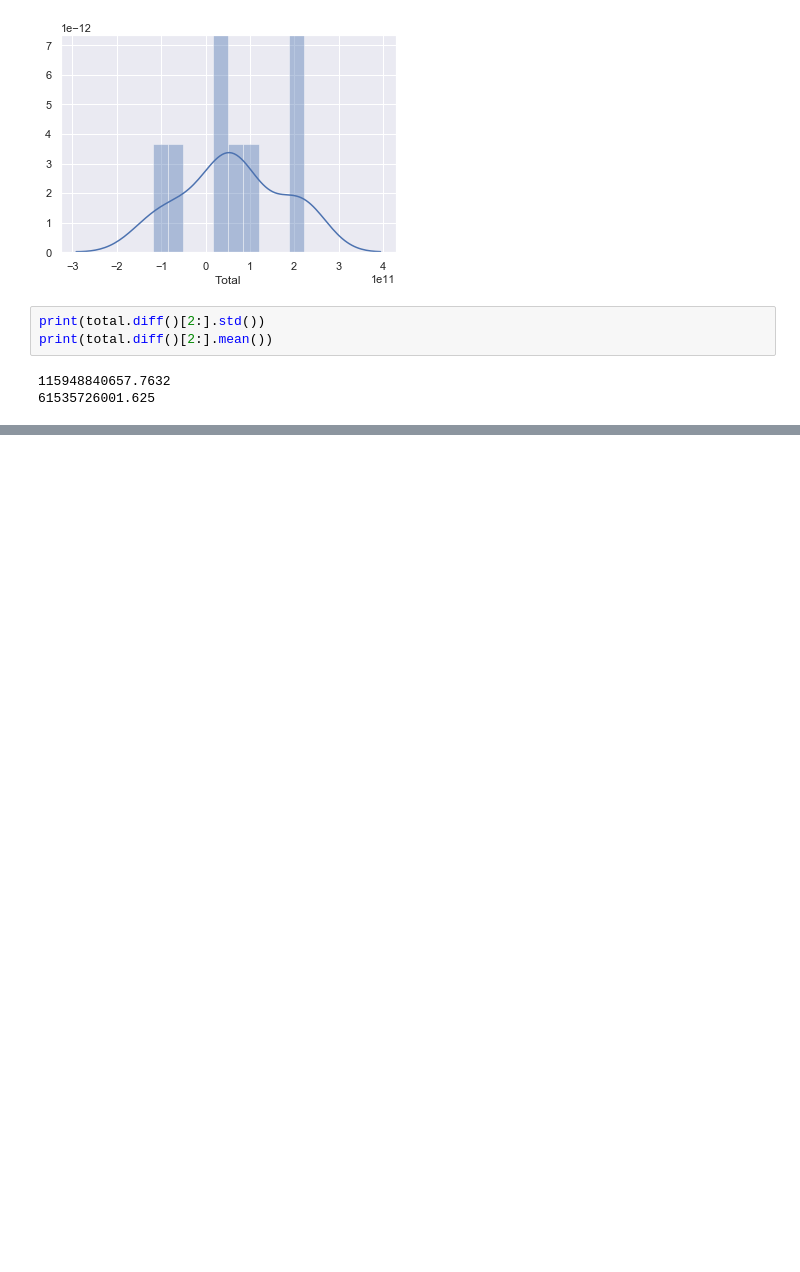
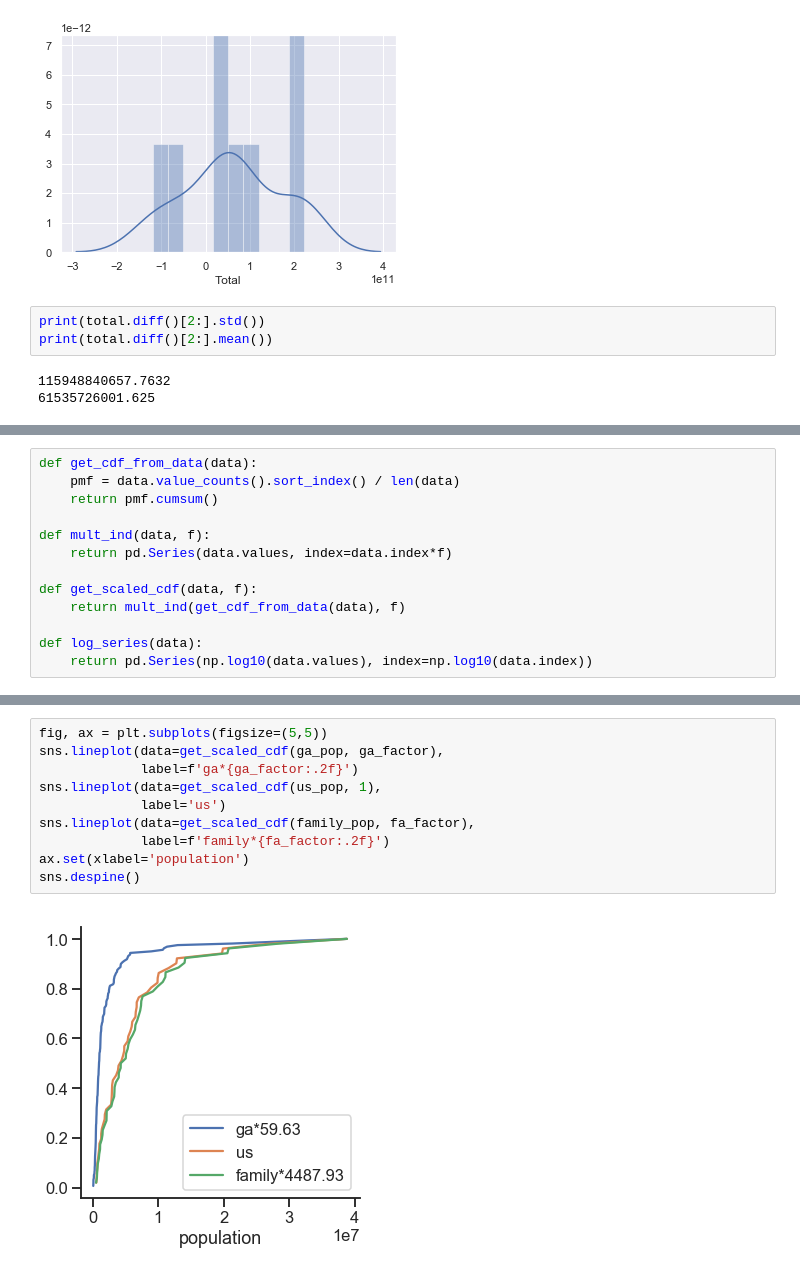
Before and after one commit to DataScienceFoundations/TadStats, a Jupyter notebook: census.ipynb, the cells around one changed output, grey strips where cells are left out. Drawn from its saved outputs; the diff is of its cells as text; blank space fills up the shorter version.

```diff
--- a/census.ipynb
+++ b/census.ipynb
@@ -327,0 +337,13 @@ for c in trade_df.columns:
+# %%
+def get_cdf_from_data(data):
+    pmf = data.value_counts().sort_index() / len(data)
+    return pmf.cumsum()
+
+def mult_ind(data, f):
+    return pd.Series(data.values, index=data.index*f)
+
+def get_scaled_cdf(data, f):
+    return mult_ind(get_cdf_from_data(data), f)
+
+def log_series(data):
+    return pd.Series(np.log10(data.values), index=np.log10(data.index))
@@ -327,0 +365,12 @@ for c in trade_df.columns:
+# %%
+fig, ax = plt.subplots(figsize=(5,5))
+sns.lineplot(data=get_scaled_cdf(ga_pop, ga_factor),
+             label=f'ga*{ga_factor:.2f}')
+sns.lineplot(data=get_scaled_cdf(us_pop, 1),
+             label='us')
+sns.lineplot(data=get_scaled_cdf(family_pop, fa_factor),
+             label=f'family*{fa_factor:.2f}')
+ax.set(xlabel='population')
+sns.despine()
+# %% [output]
+[figure, added]
```
Also changed, not shown: parts of 13 cells of this notebook.
